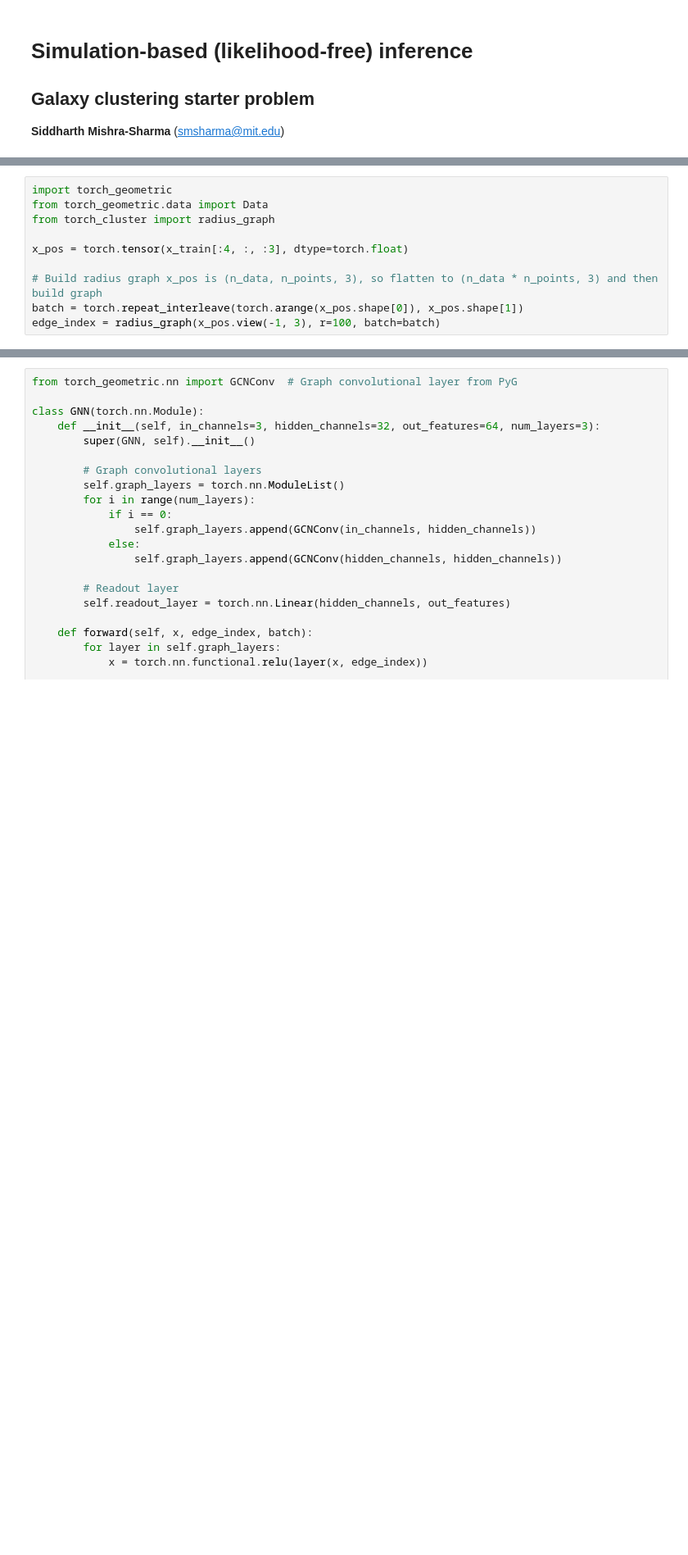
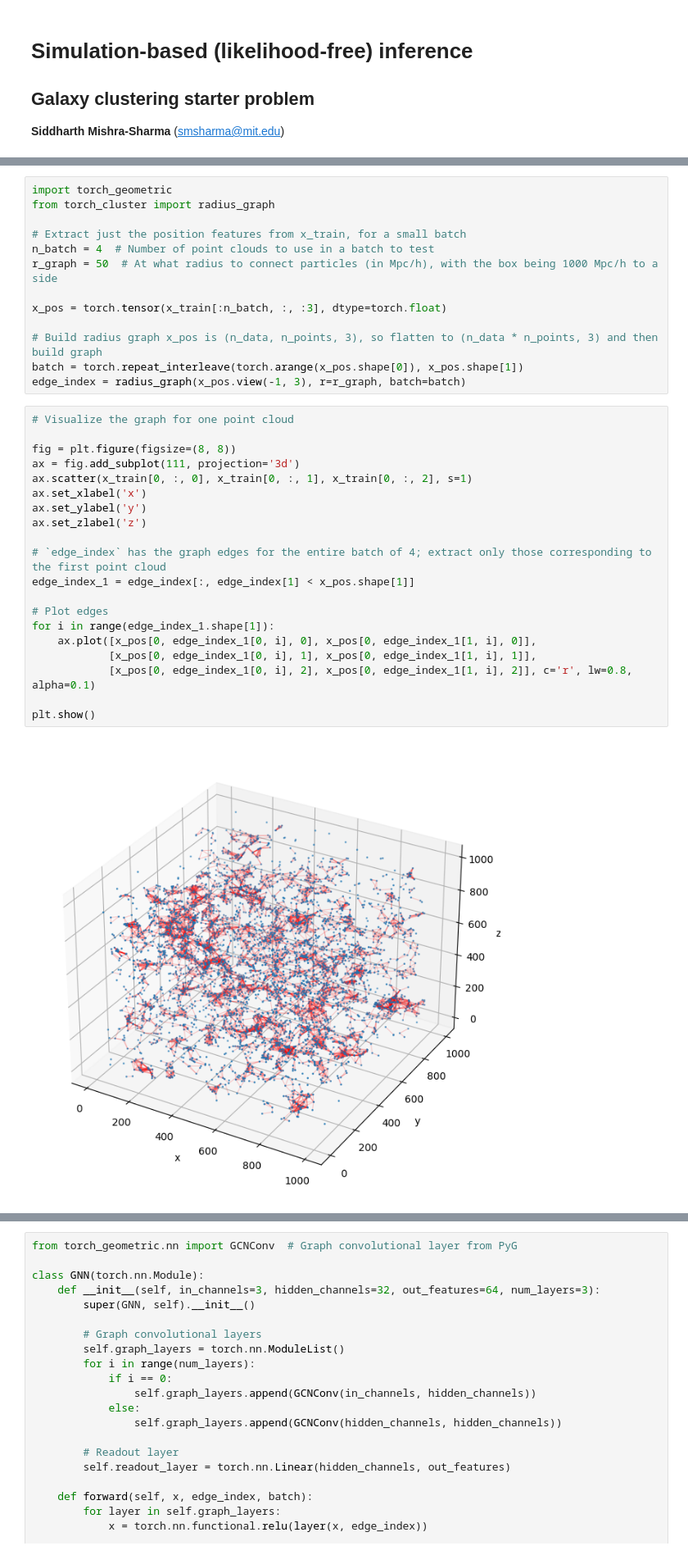
Before and after one commit to ThomasHelfer/multimodal-supernovae, a Jupyter notebook: sbi/notebooks/03_galaxies.ipynb, the cells around one changed output, grey strips where cells are left out. Shown at 82% size. Drawn from its saved outputs; the diff is of its cells as text; blank space fills up the shorter version.

```diff
--- a/sbi/notebooks/03_galaxies.ipynb
+++ b/sbi/notebooks/03_galaxies.ipynb
@@ -31,10 +75,35 @@ theta_train.head()
 # %%
 import torch_geometric
-from torch_geometric.data import Data
 from torch_cluster import radius_graph
 
-x_pos = torch.tensor(x_train[:4, :, :3], dtype=torch.float)
+# Extract just the position features from x_train, for a small batch
+n_batch = 4  # Number of point clouds to use in a batch to test
+r_graph = 50  # At what radius to connect particles (in Mpc/h), with the box being 1000 Mpc/h to a side
+
+x_pos = torch.tensor(x_train[:n_batch, :, :3], dtype=torch.float)
 
 # Build radius graph x_pos is (n_data, n_points, 3), so flatten to (n_data * n_points, 3) and then build graph
 batch = torch.repeat_interleave(torch.arange(x_pos.shape[0]), x_pos.shape[1])
-edge_index = radius_graph(x_pos.view(-1, 3), r=100, batch=batch)
+edge_index = radius_graph(x_pos.view(-1, 3), r=r_graph, batch=batch)
+# %%
+# Visualize the graph for one point cloud
+
+fig = plt.figure(figsize=(8, 8))
+ax = fig.add_subplot(111, projection='3d')
+ax.scatter(x_train[0, :, 0], x_train[0, :, 1], x_train[0, :, 2], s=1)
+ax.set_xlabel('x')
+ax.set_ylabel('y')
+ax.set_zlabel('z')
+
+# `edge_index` has the graph edges for the entire batch of 4; extract only those corresponding to the first point cloud
+edge_index_1 = edge_index[:, edge_index[1] < x_pos.shape[1]]
+
+# Plot edges
+for i in range(edge_index_1.shape[1]):
+    ax.plot([x_pos[0, edge_index_1[0, i], 0], x_pos[0, edge_index_1[1, i], 0]],
+            [x_pos[0, edge_index_1[0, i], 1], x_pos[0, edge_index_1[1, i], 1]],
+            [x_pos[0, edge_index_1[0, i], 2], x_pos[0, edge_index_1[1, i], 2]], c='r', lw=0.8, alpha=0.1)
+
+plt.show()
+# %% [output]
+[figure, added]
```
Also changed, not shown: parts of 19 cells of this notebook, 3 other files.
